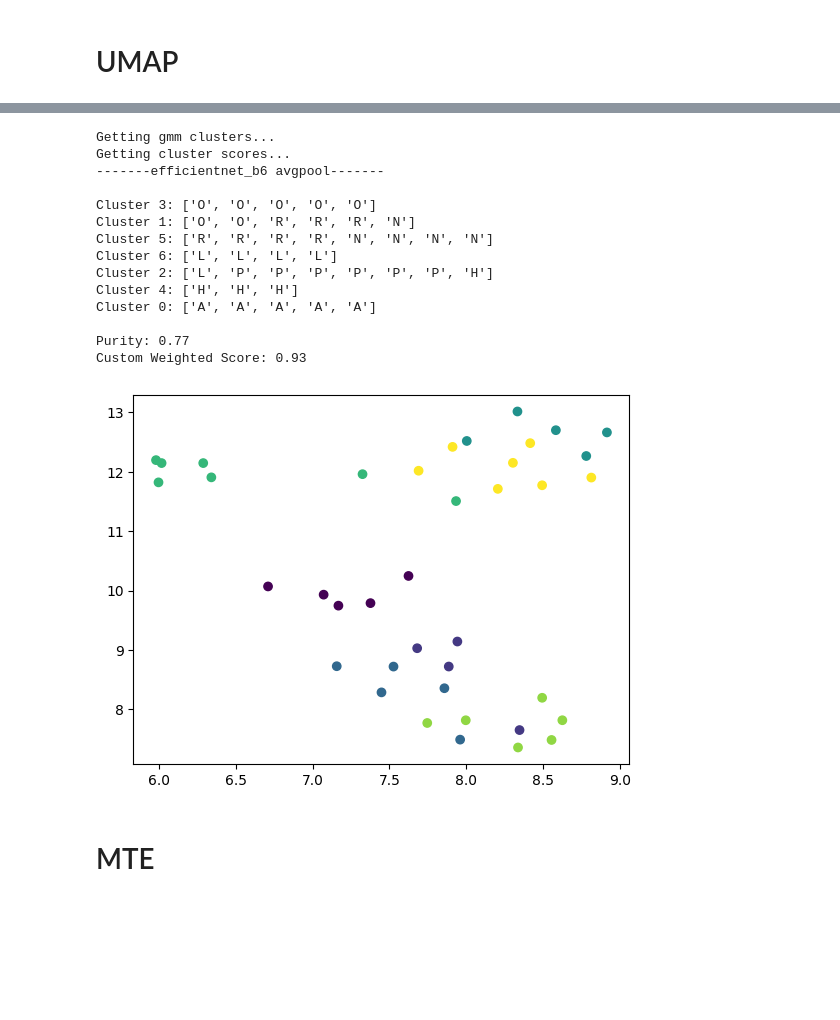
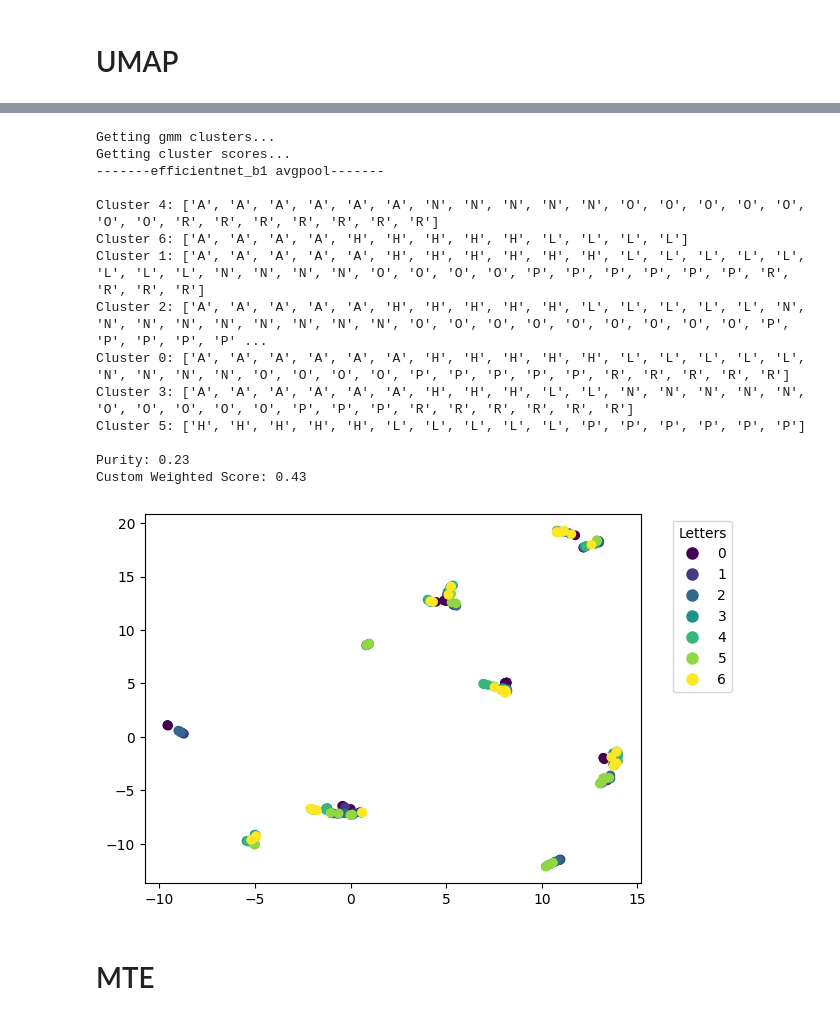
Before and after one commit to ADA-SITE-JML/gesture_face_features, a Jupyter notebook: code/hgr_pytorch.ipynb, the cells around one changed output, grey strips where cells are left out. Cells and saved outputs as stored; diff of their text form; code cells hidden in the pictures; blank space fills up the shorter version.

```diff
--- a/code/hgr_pytorch.ipynb
+++ b/code/hgr_pytorch.ipynb
@@ -14,6 +14,7 @@ sys.path.append(os.path.join(PATH, "code", "main"))
 
 data_path = os.path.join(PATH, 'samples', 'sign')
 feat_path = os.path.join(PATH, 'data', 'feats')
+emb_path = os.path.join(feat_path, 'embeddings')
 
 %load_ext autoreload
 %autoreload 2
@@ -310,0 +365,4 @@ Getting umap embeddings for grid {'n_neighbors': [5, 10, 15, 30], 'min_dist': [0
+# %%
+method = 'umap'
+re = ReducerEngine(feats, dataset.targets, method=method, emb_path=os.path.join(emb_path, 'all'))
+re.get_all_embeddings(['efficientnet_b1'], ['avgpool'])
@@ -323,29 +417,29 @@ Getting kmeans clusters...
 # %%
-ee_gmm = EmbeddingEngine(re_umap, 'gmm')
+ee_gmm = EmbeddingEngine(re, 'gmm')
 ee_gmm.get_all_clusters()
 
-ce_gmm = ClusterEngine(ee_gmm)
-ce_gmm.score_all_clusters()
+ce = ClusterEngine(ee_gmm)
+ce.score_all_clusters()
 
-print(ce_gmm.best_cluster)
+print(ce.best_cluster)
 
-ce_gmm.best_cluster.embedding.reducer.plot()
+ce.best_cluster.embedding.reducer.plot()
 # %% [output]
 Getting gmm clusters...
 Getting cluster scores...
--------efficientnet_b6 avgpool-------
+-------efficientnet_b1 avgpool-------
 
-Cluster 3: ['O', 'O', 'O', 'O', 'O']
-Cluster 1: ['O', 'O', 'R', 'R', 'R', 'N']
-Cluster 5: ['R', 'R', 'R', 'R', 'N', 'N', 'N', 'N']
-Cluster 6: ['L', 'L', 'L', 'L']
-Cluster 2: ['L', 'P', 'P', 'P', 'P', 'P', 'P', 'H']
-Cluster 4: ['H', 'H', 'H']
-Cluster 0: ['A', 'A', 'A', 'A', 'A']
+Cluster 4: ['A', 'A', 'A', 'A', 'A', 'A', 'N', 'N', 'N', 'N', 'N', 'O', 'O', 'O', 'O', 'O', 'O', 'O', 'R', 'R', 'R', 'R', 'R', 'R', 'R']
+Cluster 6: ['A', 'A', 'A', 'A', 'H', 'H', 'H', 'H', 'H', 'L', 'L', 'L', 'L']
+Cluster 1: ['A', 'A', 'A', 'A', 'A', 'H', 'H', 'H', 'H', 'H', 'H', 'L', 'L', 'L', 'L', 'L', 'L', 'L', 'L', 'N', 'N', 'N', 'N', 'O', 'O', 'O', 'O', 'P', 'P', 'P', 'P', 'P', 'P', 'R', 'R', 'R', 'R']
+Cluster 2: ['A', 'A', 'A', 'A', 'A', 'H', 'H', 'H', 'H', 'H', 'L', 'L', 'L', 'L', 'L', 'N', 'N', 'N', 'N', 'N', 'N', 'N', 'N', 'N', 'O', 'O', 'O', 'O', 'O', 'O', 'O', 'O', 'O', 'P', 'P', 'P', 'P', 'P' ...
+Cluster 0: ['A', 'A', 'A', 'A', 'A', 'A', 'H', 'H', 'H', 'H', 'H', 'L', 'L', 'L', 'L', 'L', 'N', 'N', 'N', 'N', 'O', 'O', 'O', 'O', 'P', 'P', 'P', 'P', 'P', 'R', 'R', 'R', 'R', 'R']
+Cluster 3: ['A', 'A', 'A', 'A', 'A', 'A', 'H', 'H', 'H', 'L', 'L', 'N', 'N', 'N', 'N', 'N', 'O', 'O', 'O', 'O', 'O', 'P', 'P', 'P', 'R', 'R', 'R', 'R', 'R', 'R']
+Cluster 5: ['H', 'H', 'H', 'H', 'H', 'L', 'L', 'L', 'L', 'L', 'P', 'P', 'P', 'P', 'P', 'P']
 
-Purity: 0.77
-Custom Weighted Score: 0.93
+Purity: 0.23
+Custom Weighted Score: 0.43
-[figure, old version]
+[figure, new version]
 # %% [markdown]
 # MTE
 # %%
```
Also changed, not shown: parts of 14 cells of this notebook.
